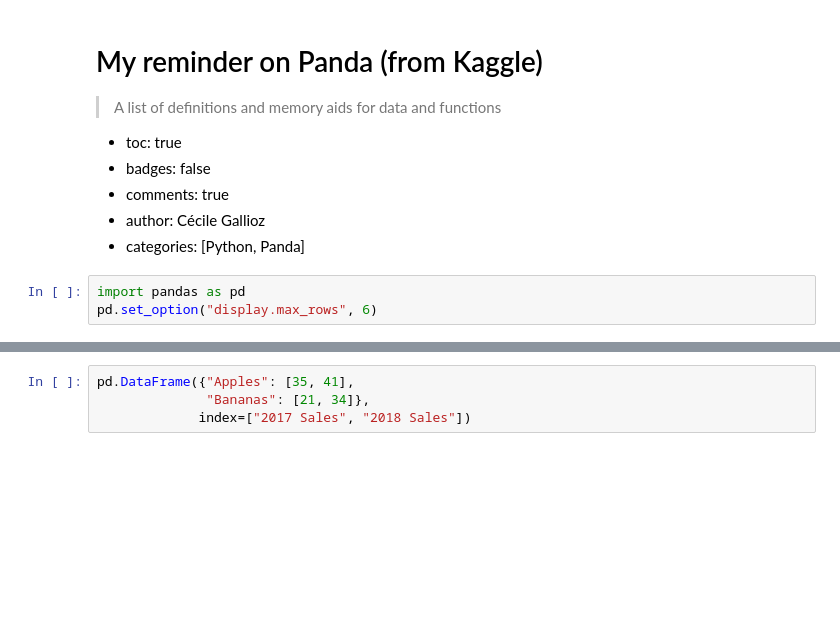
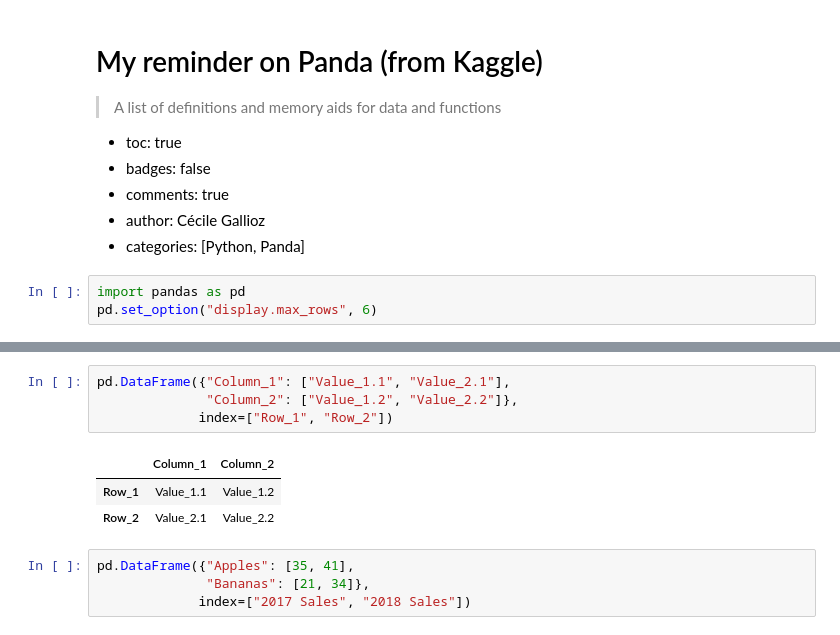
Before and after one commit to CecileGallioz/blog, a Jupyter notebook: _notebooks/2021-04-17-ReminderPanda.ipynb, the cells around one changed output, grey strips where cells are left out. Drawn from its saved outputs; the diff is of its cells as text; blank space fills up the shorter version.

```diff
--- a/_notebooks/2021-04-17-ReminderPanda.ipynb
+++ b/_notebooks/2021-04-17-ReminderPanda.ipynb
@@ -15,3 +19,11 @@ pd.set_option("display.max_rows", 6)
+# %%
+pd.DataFrame({"Column_1": ["Value_1.1", "Value_2.1"],
+              "Column_2": ["Value_1.2", "Value_2.2"]},
+             index=["Row_1", "Row_2"])
+# %% [output]
+|  | Column_1 | Column_2 |
+| Row_1 | Value_1.1 | Value_1.2 |
+| Row_2 | Value_2.1 | Value_2.2 |
 # %%
 pd.DataFrame({"Apples": [35, 41],
               "Bananas": [21, 34]},
```
Also changed, not shown: parts of 16 cells of this notebook.
